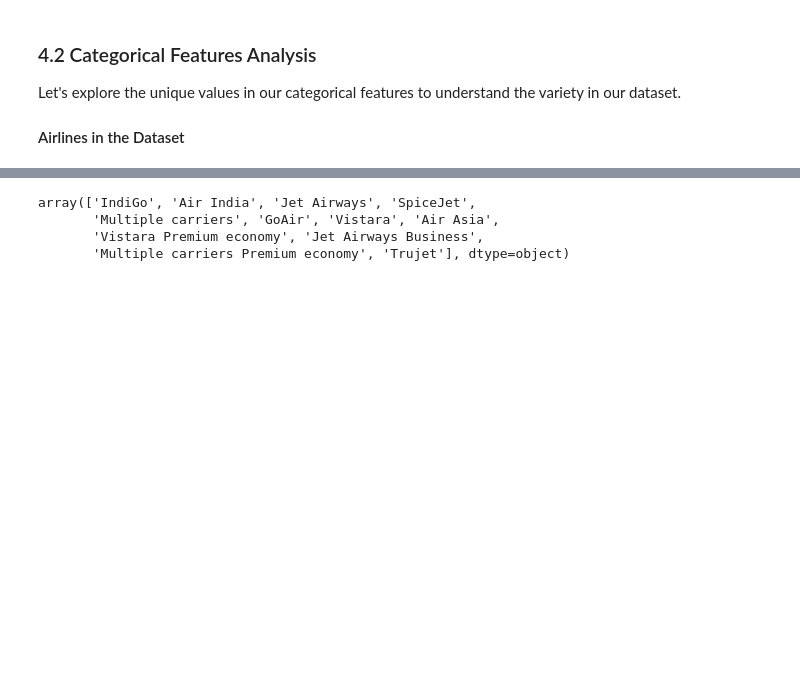
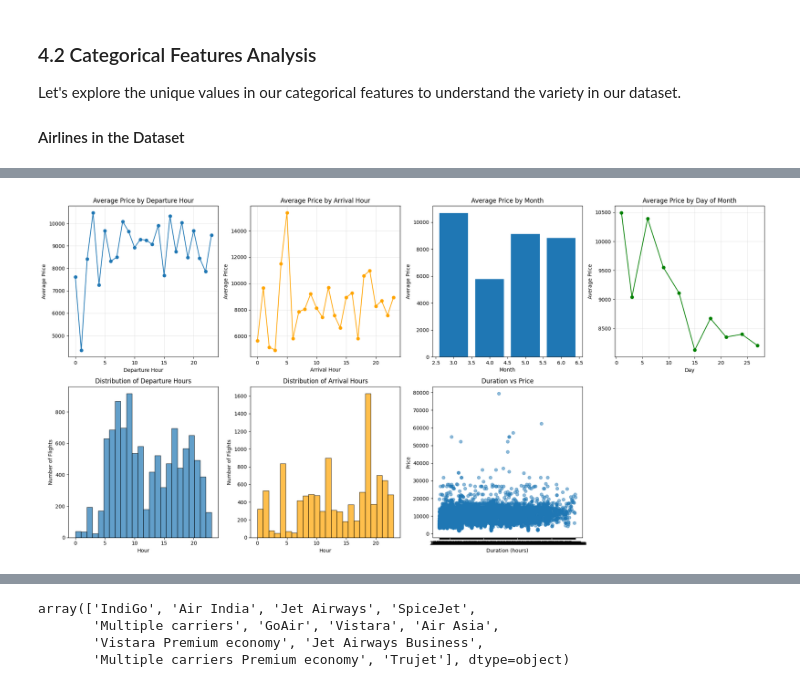
Before and after one commit to SurajK221b/flight_price_eda, a Jupyter notebook: flight_price_eda.ipynb, the cells around one changed output, grey strips where cells are left out. Saved outputs shown, nothing was run; the diff lists cells and outputs as text; code cells hidden in the pictures; blank space fills up the shorter version.

```diff
--- a/flight_price_eda.ipynb
+++ b/flight_price_eda.ipynb
@@ -344,0 +466,64 @@ Let's explore the unique values in our categorical features to understand the va
+# %%
+# Time-based analysis
+plt.figure(figsize=(20, 10))
+
+# Price by departure hour
+plt.subplot(2, 4, 1)
+hourly_prices = df.groupby('Departure_hour')['Price'].mean()
+plt.plot(hourly_prices.index, hourly_prices.values, marker='o')
+plt.title('Average Price by Departure Hour')
+plt.xlabel('Departure Hour')
+plt.ylabel('Average Price')
+plt.grid(True, alpha=0.3)
+
+# Price by arrival hour
+plt.subplot(2, 4, 2)
+arrival_prices = df.groupby('Arrival_hour')['Price'].mean()
+plt.plot(arrival_prices.index, arrival_prices.values, marker='o', color='orange')
+plt.title('Average Price by Arrival Hour')
+plt.xlabel('Arrival Hour')
+plt.ylabel('Average Price')
+plt.grid(True, alpha=0.3)
+
+# Price by month
+plt.subplot(2, 4, 3)
+monthly_prices = df.groupby('Month')['Price'].mean()
+plt.bar(monthly_prices.index, monthly_prices.values)
+plt.title('Average Price by Month')
+plt.xlabel('Month')
+plt.ylabel('Average Price')
+
+# Price by day of month
+plt.subplot(2, 4, 4)
+daily_prices = df.groupby('Date')['Price'].mean()
+plt.plot(daily_prices.index, daily_prices.values, marker='o', color='green')
+plt.title('Average Price by Day of Month')
+plt.xlabel('Day')
+plt.ylabel('Average Price')
+plt.grid(True, alpha=0.3)
+
+# Departure hour distribution
+plt.subplot(2, 4, 5)
+plt.hist(df['Departure_hour'], bins=24, edgecolor='black', alpha=0.7)
+plt.title('Distribution of Departure Hours')
+plt.xlabel('Hour')
+plt.ylabel('Number of Flights')
+
+# Arrival hour distribution
+plt.subplot(2, 4, 6)
+plt.hist(df['Arrival_hour'], bins=24, edgecolor='black', alpha=0.7, color='orange')
+plt.title('Distribution of Arrival Hours')
+plt.xlabel('Hour')
+plt.ylabel('Number of Flights')
+
+# Duration vs Price scatter plot
+plt.subplot(2, 4, 7)
+plt.scatter(df['Duration'], df['Price'], alpha=0.5)
+plt.title('Duration vs Price')
+plt.xlabel('Duration (hours)')
+plt.ylabel('Price')
+
+plt.tight_layout()
+plt.show()
+# %% [output]
+[figure, added]
```
Also changed, not shown: parts of 6 cells of this notebook, 5 other files.
